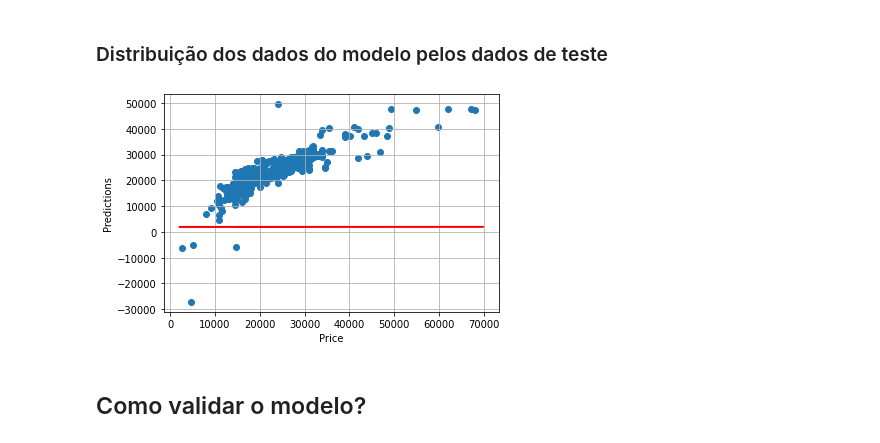
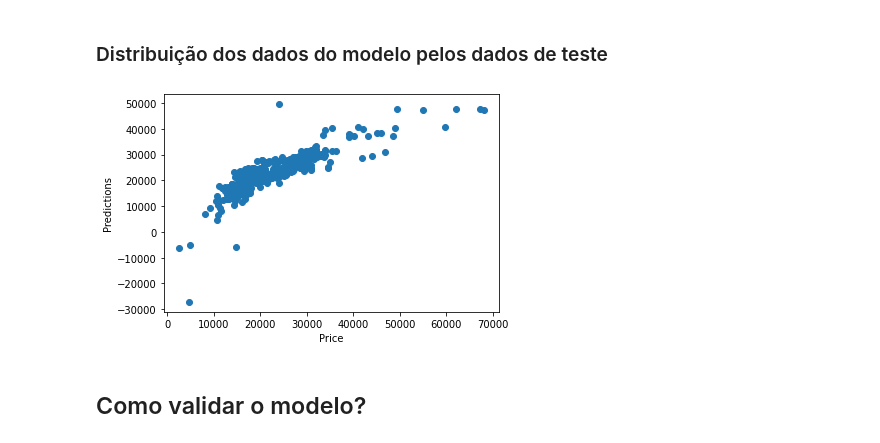
Before and after one commit to AmandaACLucio/Inteligencia_Computacional, a Jupyter notebook: RegressaoLinear.ipynb, the cells around one changed output. Drawn from its saved outputs; the diff is of its cells as text; code cells hidden in the pictures.

```diff
--- a/RegressaoLinear.ipynb
+++ b/RegressaoLinear.ipynb
@@ -239,15 +239,11 @@ predictions = lm.predict(X_test)
 ### Distribuição dos dados do modelo pelos dados de teste
 # %%
 plt.scatter(y_test,predictions)
-(m, b) = np.polyfit(df['price'], df['year'], 1)
-yp = np.polyval([m, b], df['price'])
-plt.plot(df['price'], yp, color='r')
-plt.grid(True)
 plt.xlabel('Price')
 plt.ylabel('Predictions')
 plt.show()
 # %% [output]
-[figure, old version]
+[figure, new version]
 # %% [markdown]
 ## Como validar o modelo?
 # %% [markdown]
```
